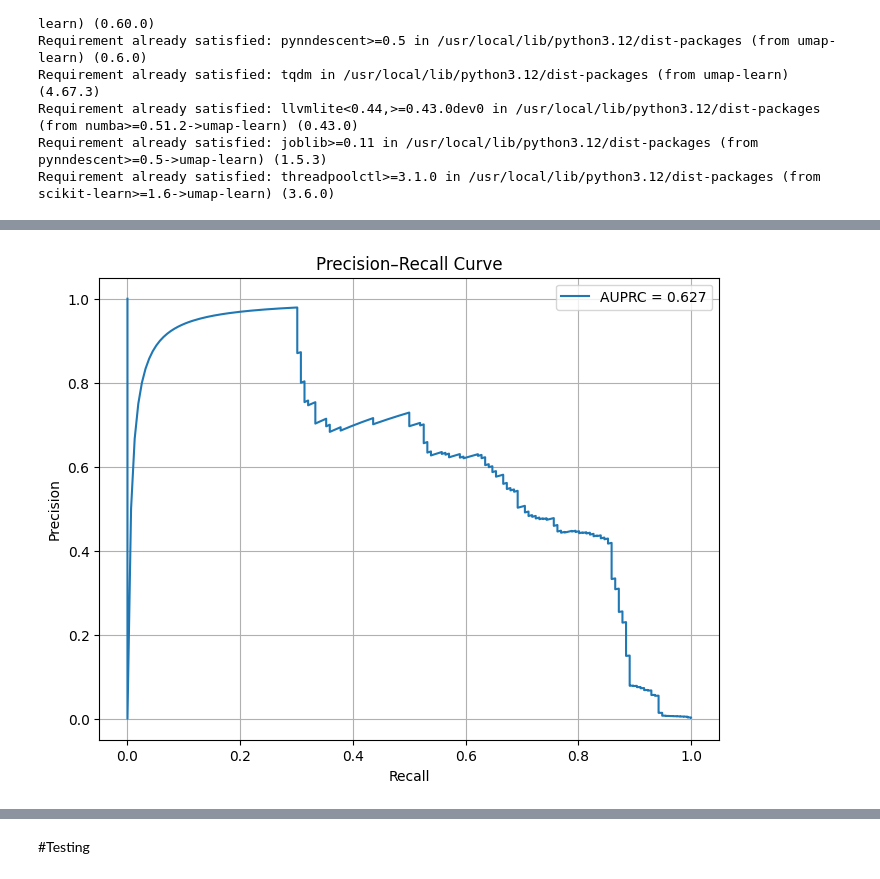
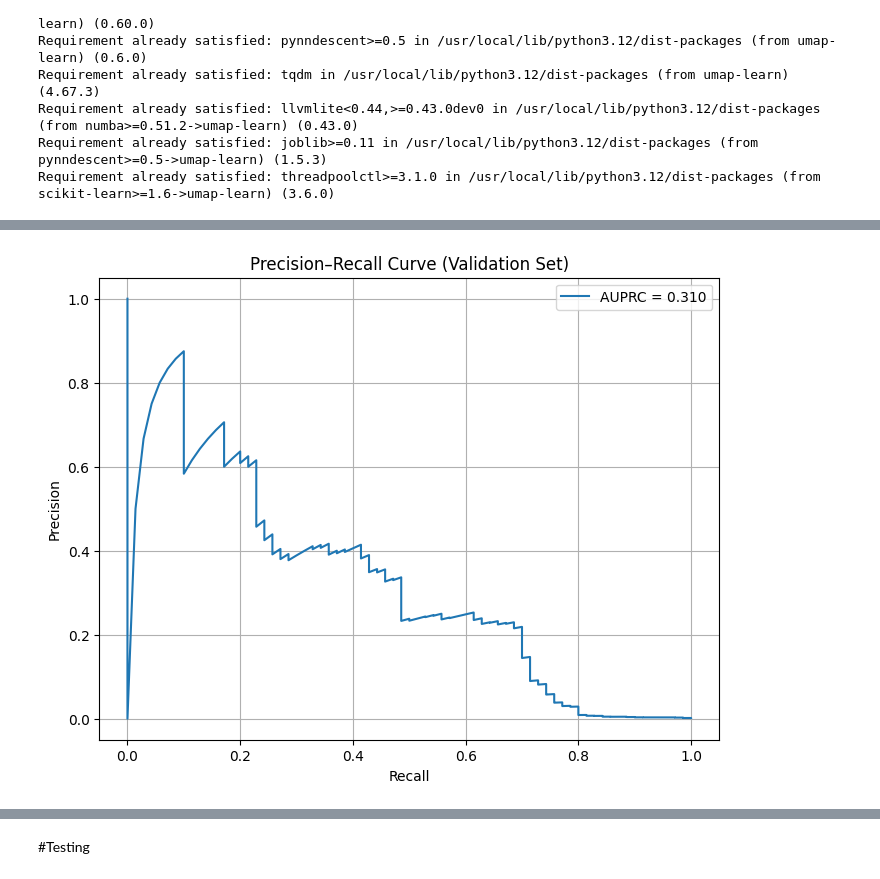
Before and after one commit to kanny789/ddo-data-dev, a Jupyter notebook: Credit_Card_Anomaly_Detection.ipynb, the cells around one changed output, grey strips where cells are left out. Cells and saved outputs as stored; diff of their text form; code cells hidden in the pictures.

```diff
--- a/Credit_Card_Anomaly_Detection.ipynb
+++ b/Credit_Card_Anomaly_Detection.ipynb
@@ -192,0 +188,15 @@ X_val = X[:int(0.2 * len(X))]  # simple
+# %%
+from sklearn.model_selection import train_test_split
+
+# 1. First split full dataset into train vs temp
+X_train_full, X_temp, y_train_full, y_temp = train_test_split(
+    X, y, test_size=0.3, random_state=42, stratify=y
+)
+
+# 2. Keep only normal samples for training the autoencoder
+X_train = X_train_full[y_train_full == 0]
+
+# 3. Split temp into validation and test
+X_val, X_test, y_val, y_test = train_test_split(
+    X_temp, y_temp, test_size=0.5, random_state=42, stratify=y_temp
+)
@@ -231,7 +277,7 @@ history = autoencoder.fit(
     epochs=50,
     batch_size=256,
     validation_data=(X_val, X_val),
-    callbacks=[tf.keras.callbacks.EarlyStopping(monitor="val_loss", patience=5, restore_best_weights=True)]
+    shuffle=True
 )
 # %% [output]
 Epoch 1/50
@@ -421,15 +480,24 @@ plt.show()
 # %%
 from sklearn.metrics import precision_recall_curve, auc
 import matplotlib.pyplot as plt
+import numpy as np
 
+# 1. Compute reconstruction errors on validation set
+recon = autoencoder.predict(X_val)
+errors = np.mean(np.square(X_val - recon), axis=1)
+
+# 2. Compute precision-recall curve
 precision, recall, thresholds = precision_recall_curve(y_val, errors)
+
+# 3. Compute AUPRC
 auprc = auc(recall, precision)
 
+# 4. Plot PR curve
 plt.figure(figsize=(8,6))
 plt.plot(recall, precision, label=f"AUPRC = {auprc:.3f}")
 plt.xlabel("Recall")
 plt.ylabel("Precision")
-plt.title("Precision–Recall Curve")
+plt.title("Precision–Recall Curve (Validation Set)")
 plt.legend()
 plt.grid(True)
 plt.show()
@@ -437,4 +506,4 @@ plt.show()
-[figure, old version]
+[figure, new version]
 # %%
 from sklearn.metrics import roc_curve, roc_auc_score
 
```
Also changed, not shown: parts of 26 cells of this notebook.
